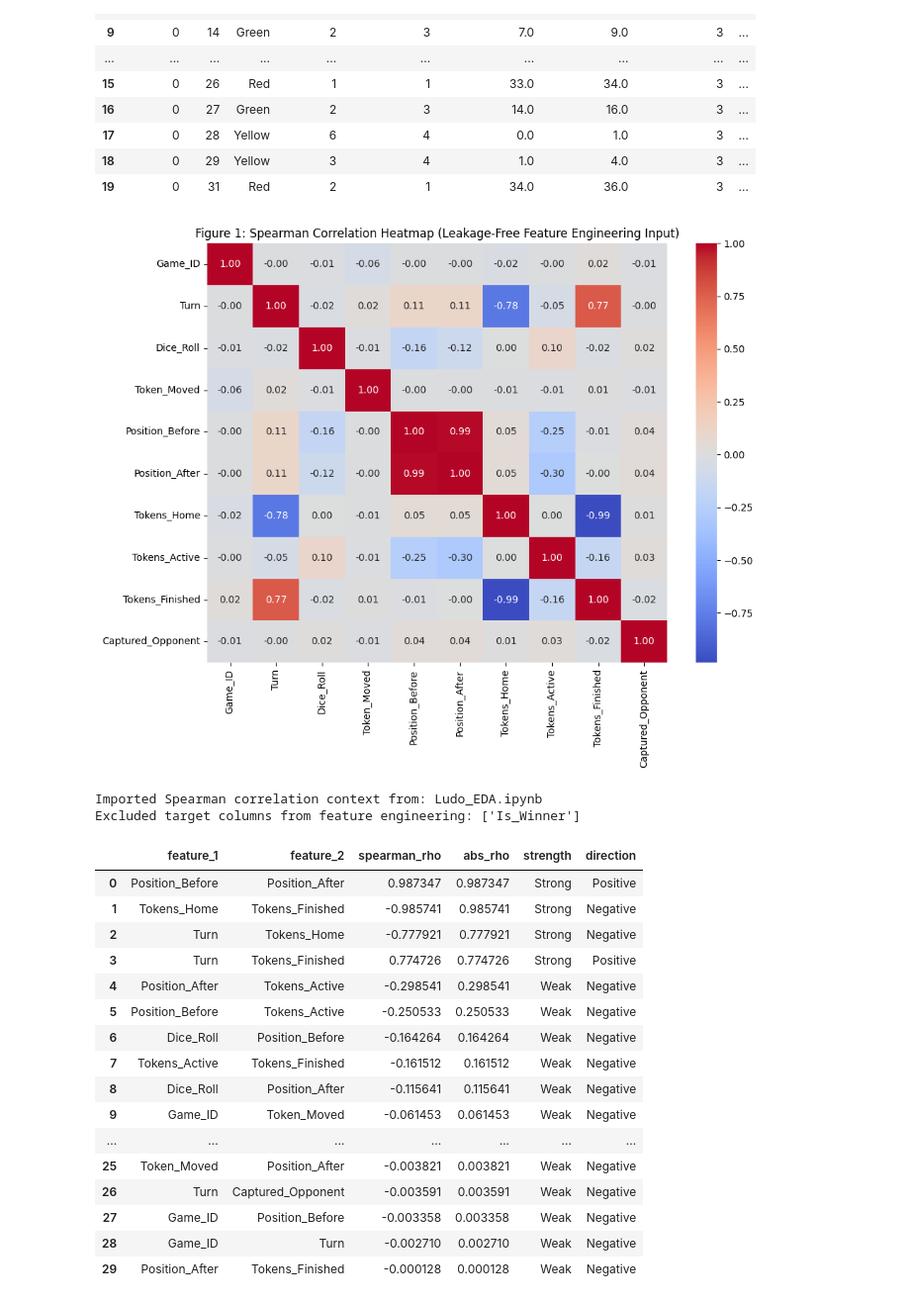
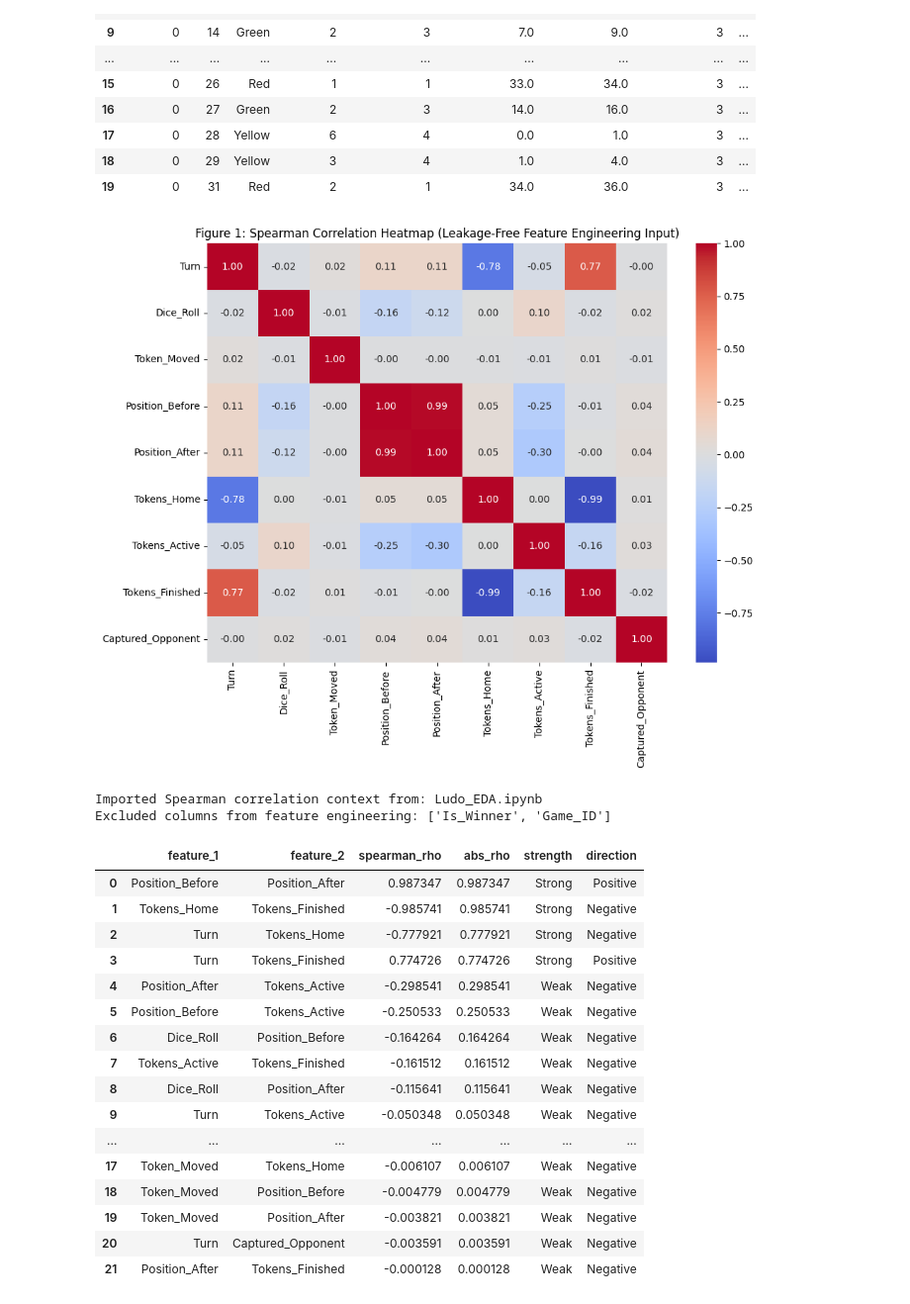
Before and after one commit to chizoalban2003-beep/Ludometrics-AI-Ethics, a Jupyter notebook: jupyter_notebooks/Feature_engineering.ipynb, the cells around one changed output. Shown at 99% size. Saved outputs shown, nothing was run; the diff lists cells and outputs as text; code cells hidden in the pictures.

```diff
--- a/jupyter_notebooks/Feature_engineering.ipynb
+++ b/jupyter_notebooks/Feature_engineering.ipynb
@@ -80,8 +80,8 @@ correlation_step_found = any(
 if not correlation_step_found:
     raise ValueError('Spearman correlation step not found in Ludo_EDA.ipynb.')
 
-# Compute Spearman correlation matrix without the target column to avoid leakage
-excluded_for_engineering = ['Is_Winner']
+# Compute Spearman correlation matrix without target and identifier columns to avoid leakage
+excluded_for_engineering = ['Is_Winner', 'Game_ID']
 df_num = df.select_dtypes(include=np.number).drop(columns=excluded_for_engineering, errors='ignore').copy()
 correlation_matrix = df_num.corr(method='spearman')
 
@@ -108,37 +108,37 @@ def classify_corr(rho):
 # Build pair list from upper triangle of correlation matrix
 pairs = []
 cols = correlation_matrix.columns.tolist()
 for i in range(len(cols)):
     for j in range(i + 1, len(cols)):
         f1, f2 = cols[i], cols[j]
         rho = float(correlation_matrix.loc[f1, f2])
         strength, direction = classify_corr(rho)
 
         # Keep only requested categories (strong/moderate or any negative)
         keep = (strength in {'Strong', 'Moderate'}) or (direction == 'Negative')
         if keep:
             pairs.append({
                 'feature_1': f1,
                 'feature_2': f2,
                 'spearman_rho': rho,
                 'abs_rho': abs(rho),
                 'strength': strength,
                 'direction': direction,
             })
 
 pairwise_correlation_results = (
     pd.DataFrame(pairs)
     .sort_values(['abs_rho', 'direction'], ascending=[False, True])
     .reset_index(drop=True)
 )
 
 print(f"Imported Spearman correlation context from: {eda_notebook_path}")
-print(f"Excluded target columns from feature engineering: {excluded_for_engineering}")
+print(f"Excluded columns from feature engineering: {excluded_for_engineering}")
 display(pairwise_correlation_results)
 # %% [output]
-[figure, old version]
+[figure, new version]
 Imported Spearman correlation context from: Ludo_EDA.ipynb
-Excluded target columns from feature engineering: ['Is_Winner']
+Excluded columns from feature engineering: ['Is_Winner', 'Game_ID']
 |  | feature_1 | feature_2 | spearman_rho | abs_rho | strength | direction |
 | 0 | Position_Before | Position_After | 0.987347 | 0.987347 | Strong | Positive |
 | 1 | Tokens_Home | Tokens_Finished | -0.985741 | 0.985741 | Strong | Negative |
@@ -149,13 +149,13 @@ Excluded target columns from feature engineering: ['Is_Winner']
 | 6 | Dice_Roll | Position_Before | -0.164264 | 0.164264 | Weak | Negative |
 | 7 | Tokens_Active | Tokens_Finished | -0.161512 | 0.161512 | Weak | Negative |
 | 8 | Dice_Roll | Position_After | -0.115641 | 0.115641 | Weak | Negative |
-| 9 | Game_ID | Token_Moved | -0.061453 | 0.061453 | Weak | Negative |
+| 9 | Turn | Tokens_Active | -0.050348 | 0.050348 | Weak | Negative |
 | ... | ... | ... | ... | ... | ... | ... |
-| 25 | Token_Moved | Position_After | -0.003821 | 0.003821 | Weak | Negative |
-| 26 | Turn | Captured_Opponent | -0.003591 | 0.003591 | Weak | Negative |
-| 27 | Game_ID | Position_Before | -0.003358 | 0.003358 | Weak | Negative |
-| 28 | Game_ID | Turn | -0.002710 | 0.002710 | Weak | Negative |
-| 29 | Position_After | Tokens_Finished | -0.000128 | 0.000128 | Weak | Negative |
+| 17 | Token_Moved | Tokens_Home | -0.006107 | 0.006107 | Weak | Negative |
+| 18 | Token_Moved | Position_Before | -0.004779 | 0.004779 | Weak | Negative |
+| 19 | Token_Moved | Position_After | -0.003821 | 0.003821 | Weak | Negative |
+| 20 | Turn | Captured_Opponent | -0.003591 | 0.003591 | Weak | Negative |
+| 21 | Position_After | Tokens_Finished | -0.000128 | 0.000128 | Weak | Negative |
 # %%
 # STEP 3 — Feature engineering from correlation categories
 # This cell creates engineered columns, applies uniform naming, and previews resulting features.
```
Also changed, not shown: parts of 5 cells of this notebook, 1 other file.
